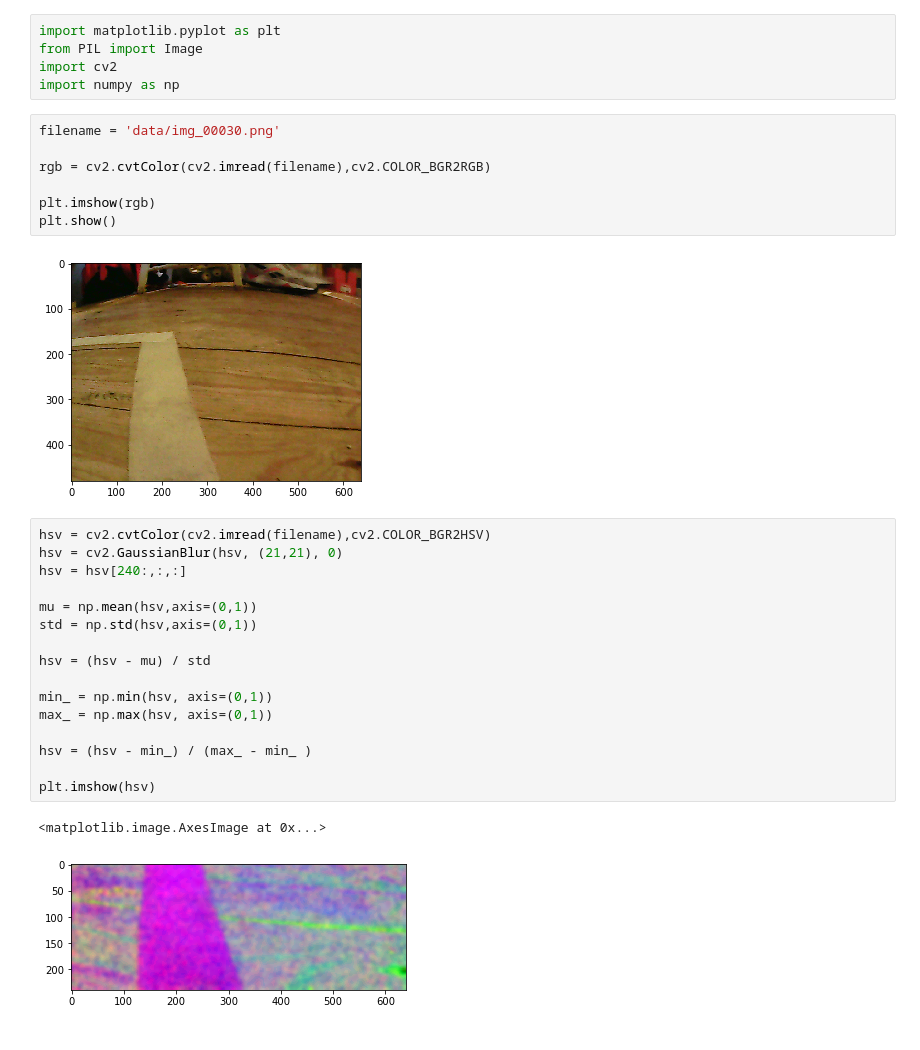
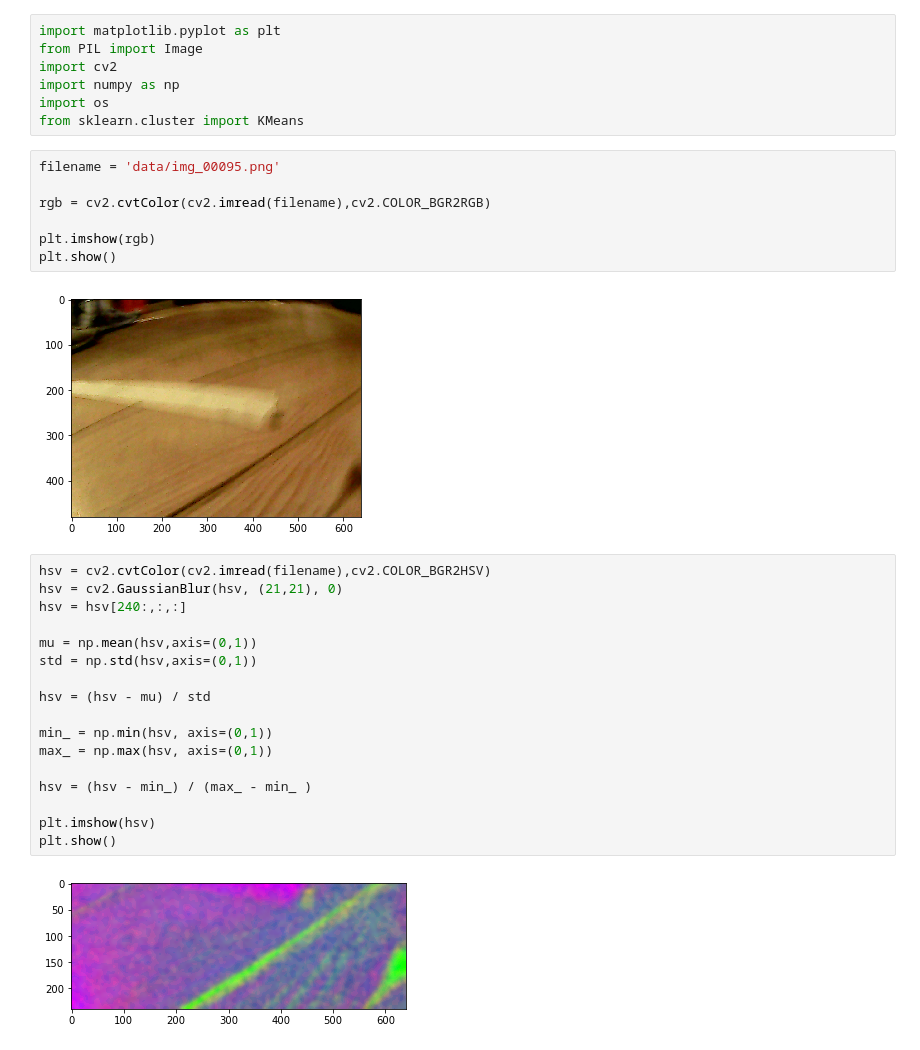
Before and after one commit to FrederikWarburg/faster-car-ai, a Jupyter notebook: line-detection-stuff.ipynb, the cells around one changed output. Cells and saved outputs as stored; diff of their text form.

```diff
--- a/line-detection-stuff.ipynb
+++ b/line-detection-stuff.ipynb
@@ -3,15 +3,17 @@ import matplotlib.pyplot as plt
 from PIL import Image
 import cv2
 import numpy as np
+import os
+from sklearn.cluster import KMeans
 # %%
-filename = 'data/img_00030.png'
+filename = 'data/img_00095.png'
 
 rgb = cv2.cvtColor(cv2.imread(filename),cv2.COLOR_BGR2RGB)
 
 plt.imshow(rgb)
 plt.show()
 # %% [output]
-[figure, old version]
+[figure, new version]
 # %%
 hsv = cv2.cvtColor(cv2.imread(filename),cv2.COLOR_BGR2HSV)
 hsv = cv2.GaussianBlur(hsv, (21,21), 0)
@@ -28,7 +30,7 @@ max_ = np.max(hsv, axis=(0,1))
 hsv = (hsv - min_) / (max_ - min_ )
 
 plt.imshow(hsv)
+plt.show()
 # %% [output]
-<matplotlib.image.AxesImage at 0x...>
-[figure, old version]
+[figure, new version]
 # %%
```
Also changed, not shown: parts of 10 cells of this notebook.
